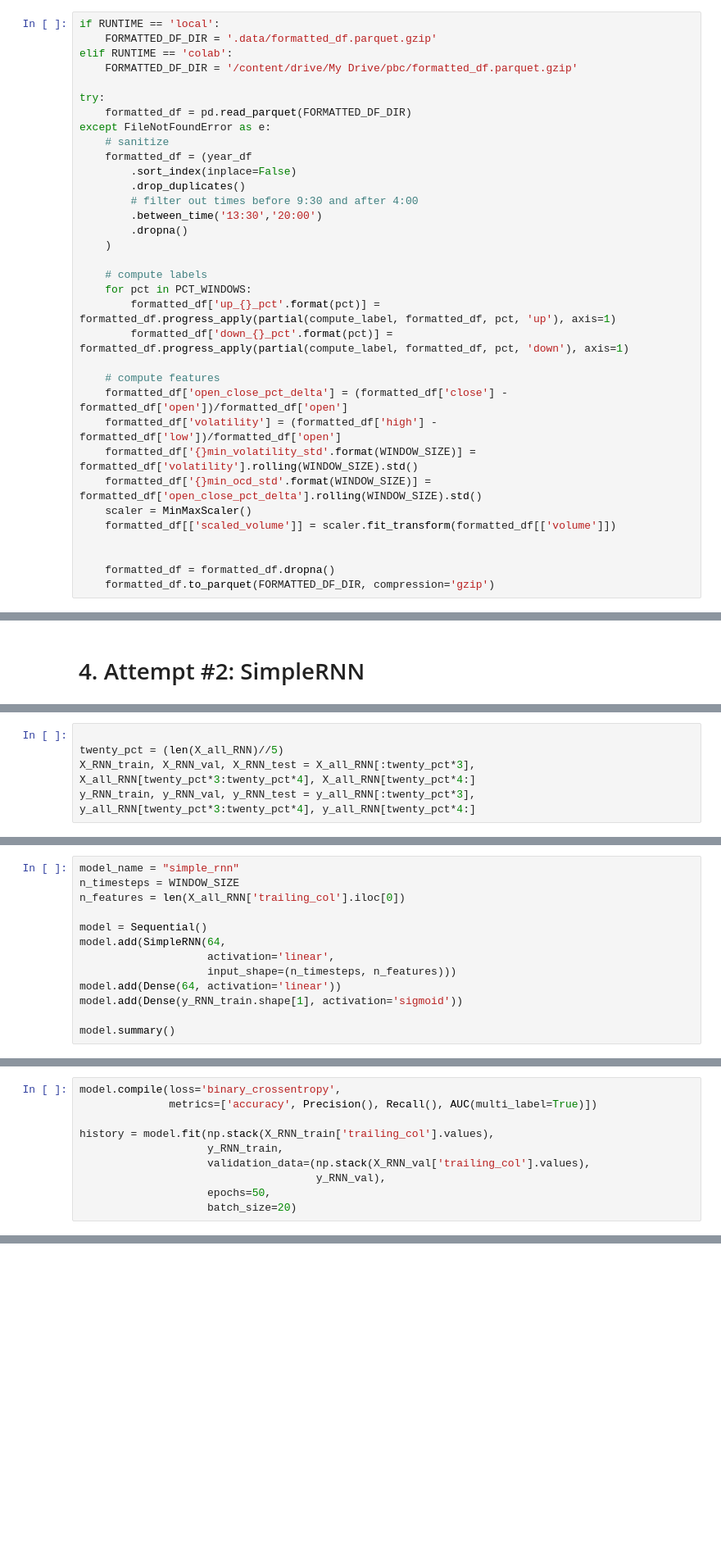
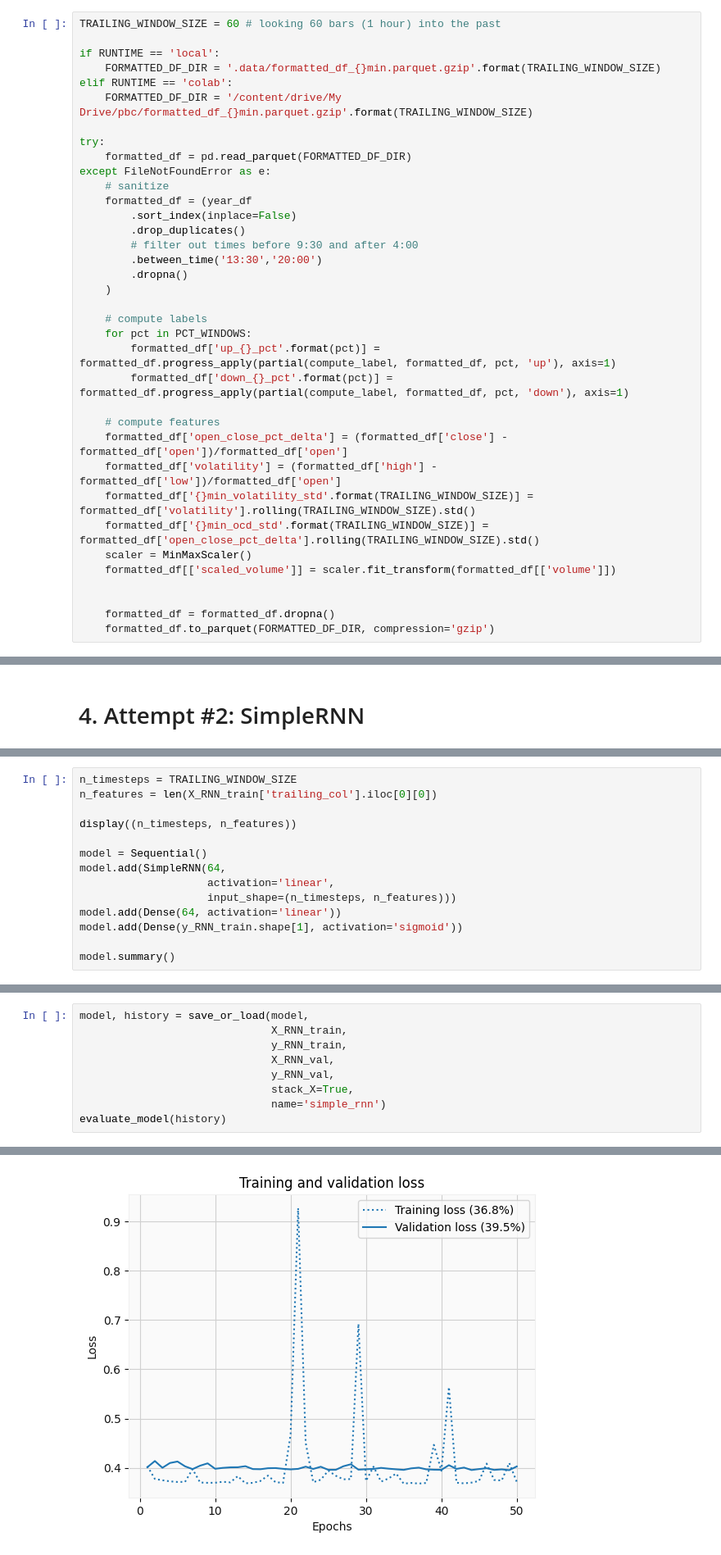
Before and after one commit to itsjohnward/pbc, a Jupyter notebook: pbc-analysis.ipynb, the cells around one changed output, grey strips where cells are left out. Shown: that part at 82% size. Cells and saved outputs as stored; diff of their text form; blank space fills up the shorter version.

```diff
--- a/pbc-analysis.ipynb
+++ b/pbc-analysis.ipynb
@@ -157,10 +162,12 @@ def compute_label(formatted_df, pct, direction, row):
         return int(min(window['low']) <= row['close']*(1-(pct/100)))
     return None
 # %%
+TRAILING_WINDOW_SIZE = 60 # looking 60 bars (1 hour) into the past
+
 if RUNTIME == 'local':
-    FORMATTED_DF_DIR = '.data/formatted_df.parquet.gzip'
+    FORMATTED_DF_DIR = '.data/formatted_df_{}min.parquet.gzip'.format(TRAILING_WINDOW_SIZE)
 elif RUNTIME == 'colab':
-    FORMATTED_DF_DIR = '/content/drive/My Drive/pbc/formatted_df.parquet.gzip'
+    FORMATTED_DF_DIR = '/content/drive/My Drive/pbc/formatted_df_{}min.parquet.gzip'.format(TRAILING_WINDOW_SIZE)
 
 try:
     formatted_df = pd.read_parquet(FORMATTED_DF_DIR)
@@ -182,8 +189,8 @@ except FileNotFoundError as e:
     # compute features
     formatted_df['open_close_pct_delta'] = (formatted_df['close'] - formatted_df['open'])/formatted_df['open']
     formatted_df['volatility'] = (formatted_df['high'] - formatted_df['low'])/formatted_df['open']
-    formatted_df['{}min_volatility_std'.format(WINDOW_SIZE)] = formatted_df['volatility'].rolling(WINDOW_SIZE).std()
-    formatted_df['{}min_ocd_std'.format(WINDOW_SIZE)] = formatted_df['open_close_pct_delta'].rolling(WINDOW_SIZE).std()
+    formatted_df['{}min_volatility_std'.format(TRAILING_WINDOW_SIZE)] = formatted_df['volatility'].rolling(TRAILING_WINDOW_SIZE).std()
+    formatted_df['{}min_ocd_std'.format(TRAILING_WINDOW_SIZE)] = formatted_df['open_close_pct_delta'].rolling(TRAILING_WINDOW_SIZE).std()
     scaler = MinMaxScaler()
     formatted_df[['scaled_volume']] = scaler.fit_transform(formatted_df[['volume']])
 
@@ -412,5 +426,0 @@ display(y_all_RNN.head())
-# %%
-
-twenty_pct = (len(X_all_RNN)//5)
-X_RNN_train, X_RNN_val, X_RNN_test = X_all_RNN[:twenty_pct*3], X_all_RNN[twenty_pct*3:twenty_pct*4], X_all_RNN[twenty_pct*4:]
-y_RNN_train, y_RNN_val, y_RNN_test = y_all_RNN[:twenty_pct*3], y_all_RNN[twenty_pct*3:twenty_pct*4], y_all_RNN[twenty_pct*4:]
@@ -417,7 +460,8 @@ y_RNN_train, y_RNN_val, y_RNN_test = y_all_RNN[:twenty_pct*3], y_all_RNN[twenty_
 # %%
-model_name = "simple_rnn"
-n_timesteps = WINDOW_SIZE
-n_features = len(X_all_RNN['trailing_col'].iloc[0])
+n_timesteps = TRAILING_WINDOW_SIZE
+n_features = len(X_RNN_train['trailing_col'].iloc[0][0])
+
+display((n_timesteps, n_features))
 
 model = Sequential()
 model.add(SimpleRNN(64,
@@ -443,13 +487,3 @@ Total params: 9,290
 Trainable params: 9,290
 Non-trainable params: 0
 _________________________________________________________________
-# %%
-model.compile(loss='binary_crossentropy',
-              metrics=['accuracy', Precision(), Recall(), AUC(multi_label=True)])
-
-history = model.fit(np.stack(X_RNN_train['trailing_col'].values),
-                    y_RNN_train,
-                    validation_data=(np.stack(X_RNN_val['trailing_col'].values),
-                                     y_RNN_val),
-                    epochs=50,
-                    batch_size=20)
@@ -481,0 +490,10 @@ plot_recall_precision(history)
+# %%
+model, history = save_or_load(model,
+                              X_RNN_train,
+                              y_RNN_train,
+                              X_RNN_val,
+                              y_RNN_val,
+                              stack_X=True,
+                              name='simple_rnn')
+evaluate_model(history)
+# %% [output]
@@ -481,0 +502 @@ plot_recall_precision(history)
+[figure, added]
```
Also changed, not shown: parts of 31 cells of this notebook.
